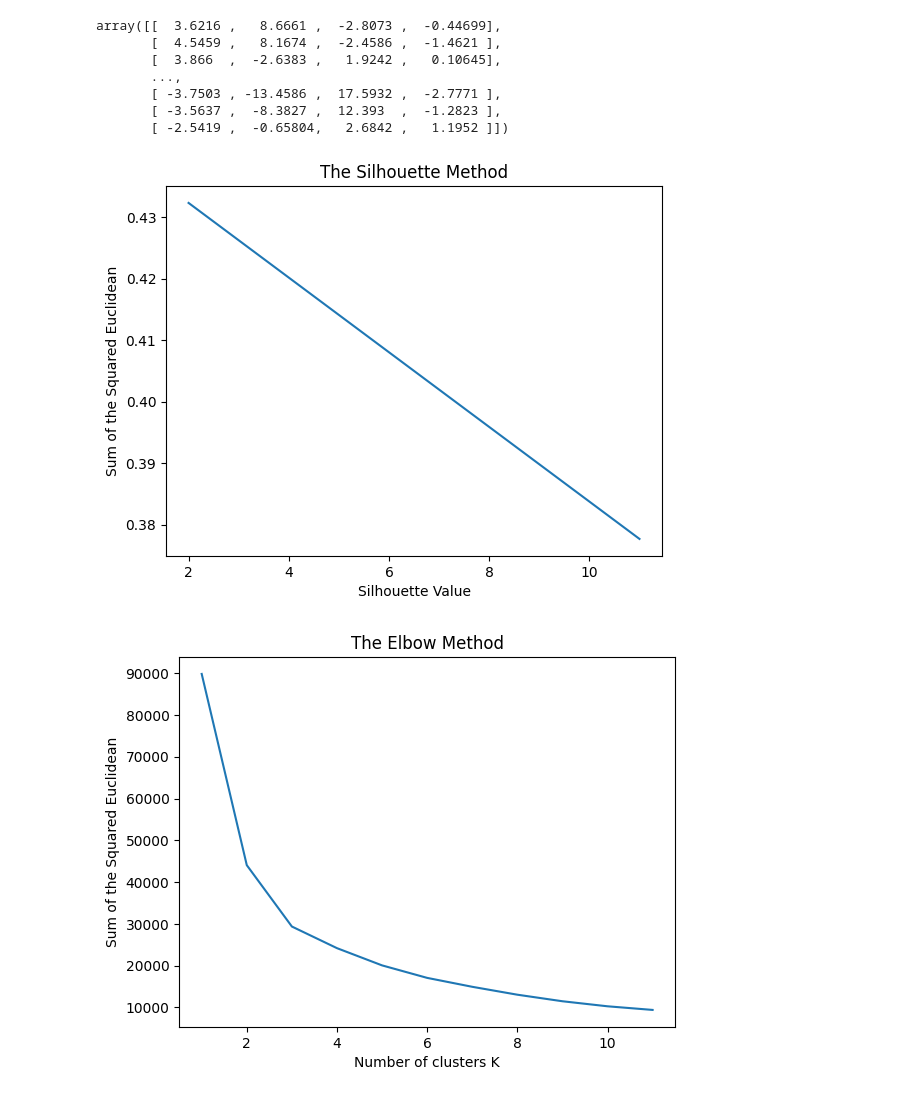
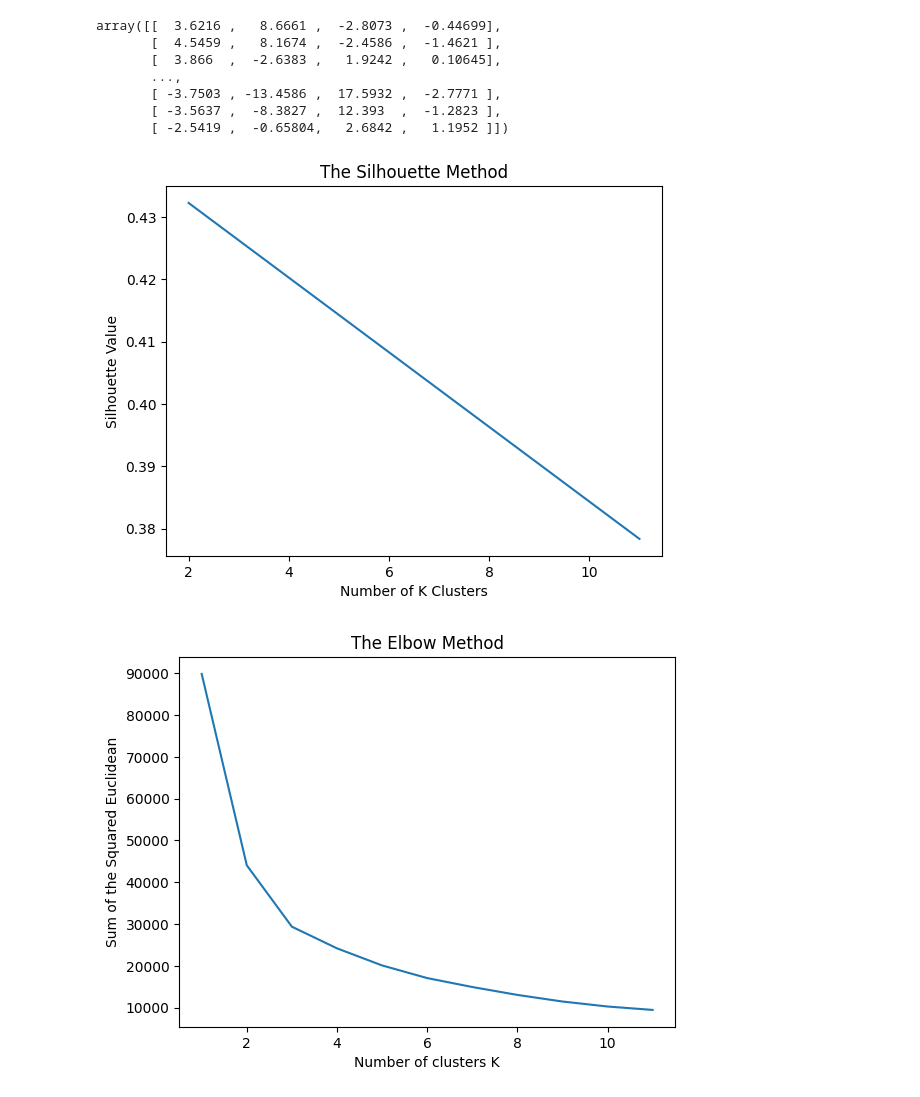
Before and after one commit to FiresoftPH/Cognitive_Computing_Application, a Jupyter notebook: Week_7/K-Means_Clustering_II.ipynb, the cells around one changed output. Cells and saved outputs as stored; diff of their text form; code cells hidden in the pictures.

```diff
--- a/Week_7/New_Attempt.ipynb
+++ b/Week_7/K-Means_Clustering_II.ipynb
@@ -99,22 +99,21 @@ array([[  3.6216 ,   8.6661 ,  -2.8073 ,  -0.44699],
 # %%
 from sklearn.metrics import silhouette_score
 
 sil = []
 krange = (2, 11)
 
-# dissimilarity would not be defined for a single cluster, thus, minimum number of clusters should be 2
 for k in krange:
-  kmeans = KMeans(n_clusters = k).fit(X)
+  kmeans = KMeans(n_clusters = k).fit(data)
   labels = kmeans.labels_
   sil.append(silhouette_score(data, labels, metric = 'euclidean'))
 
 plt.title('The Silhouette Method')
 plt.plot(krange,sil)
-plt.xlabel('Silhouette Value')
-plt.ylabel('Sum of the Squared Euclidean')
+plt.xlabel('Number of K Clusters')
+plt.ylabel('Silhouette Value')
 plt.show()
 # %% [output]
-[figure, old version]
+[figure, new version]
 # %%
 from sklearn.cluster import KMeans
 k_meansclus = range(1,12)
```
Also changed, not shown: parts of 6 cells of this notebook, 9 other files.
